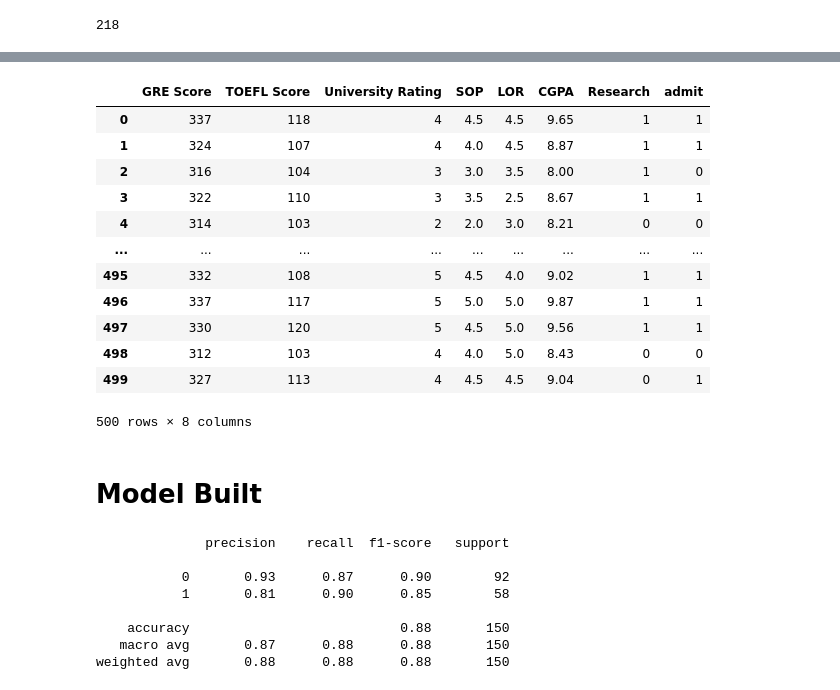
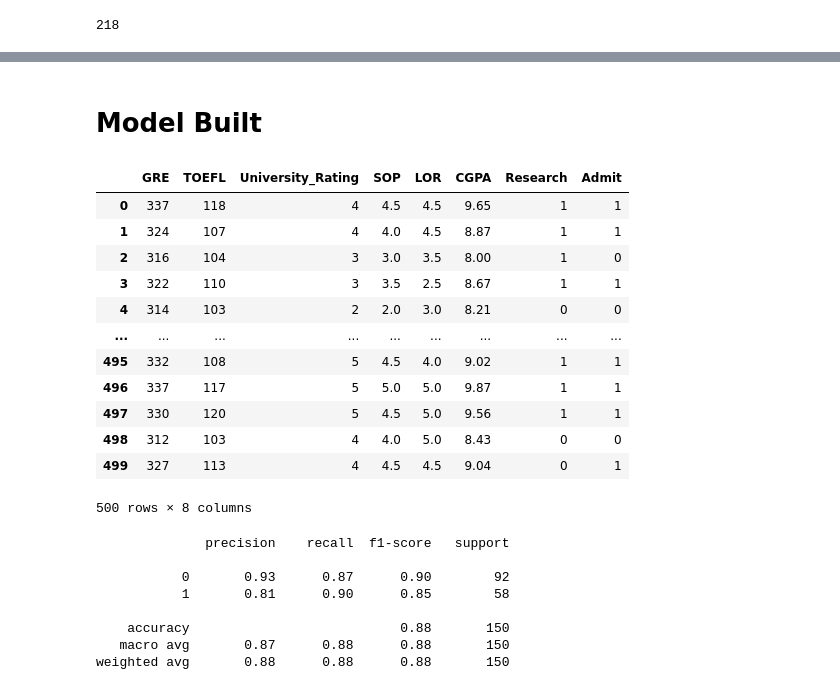
Before and after one commit to lunar-arun/Machine-Learning, a Jupyter notebook: 01. Supervised Learning/02. Classification/01. Logistic Regression/Example-1.ipynb, the cells around one changed output, grey strips where cells are left out. Saved outputs shown, nothing was run; the diff lists cells and outputs as text; code cells hidden in the pictures.

```diff
--- a/01. Supervised Learning/02. Classification/01. Logistic Regression/Example-1.ipynb
+++ b/01. Supervised Learning/02. Classification/01. Logistic Regression/Example-1.ipynb
@@ -119,19 +102,3 @@ dfcy.drop('Chance of Admit ', axis = 1, inplace = True)
-# %%
-dfcy
-# %% [output]
-|  | GRE Score | TOEFL Score | University Rating | SOP | LOR | CGPA | Research | admit |
-| 0 | 337 | 118 | 4 | 4.5 | 4.5 | 9.65 | 1 | 1 |
-| 1 | 324 | 107 | 4 | 4.0 | 4.5 | 8.87 | 1 | 1 |
-| 2 | 316 | 104 | 3 | 3.0 | 3.5 | 8.00 | 1 | 0 |
-| 3 | 322 | 110 | 3 | 3.5 | 2.5 | 8.67 | 1 | 1 |
-| 4 | 314 | 103 | 2 | 2.0 | 3.0 | 8.21 | 0 | 0 |
-| ... | ... | ... | ... | ... | ... | ... | ... | ... |
-| 495 | 332 | 108 | 5 | 4.5 | 4.0 | 9.02 | 1 | 1 |
-| 496 | 337 | 117 | 5 | 5.0 | 5.0 | 9.87 | 1 | 1 |
-| 497 | 330 | 120 | 5 | 4.5 | 5.0 | 9.56 | 1 | 1 |
-| 498 | 312 | 103 | 4 | 4.0 | 5.0 | 8.43 | 0 | 0 |
-| 499 | 327 | 113 | 4 | 4.5 | 4.5 | 9.04 | 0 | 1 |
-500 rows × 8 columns
 # %% [markdown]
 # Model Built
 # %%
@@ -140,4 +107,20 @@ from sklearn.linear_model import LogisticRegression
 import statsmodels.api as sm
 
 from sklearn.metrics import confusion_matrix, accuracy_score, classification_report
+# %%
+X
+# %% [output]
+|  | GRE | TOEFL | University_Rating | SOP | LOR | CGPA | Research | Admit |
+| 0 | 337 | 118 | 4 | 4.5 | 4.5 | 9.65 | 1 | 1 |
+| 1 | 324 | 107 | 4 | 4.0 | 4.5 | 8.87 | 1 | 1 |
+| 2 | 316 | 104 | 3 | 3.0 | 3.5 | 8.00 | 1 | 0 |
+| 3 | 322 | 110 | 3 | 3.5 | 2.5 | 8.67 | 1 | 1 |
+| 4 | 314 | 103 | 2 | 2.0 | 3.0 | 8.21 | 0 | 0 |
+| ... | ... | ... | ... | ... | ... | ... | ... | ... |
+| 495 | 332 | 108 | 5 | 4.5 | 4.0 | 9.02 | 1 | 1 |
+| 496 | 337 | 117 | 5 | 5.0 | 5.0 | 9.87 | 1 | 1 |
+| 497 | 330 | 120 | 5 | 4.5 | 5.0 | 9.56 | 1 | 1 |
+| 498 | 312 | 103 | 4 | 4.0 | 5.0 | 8.43 | 0 | 0 |
+| 499 | 327 | 113 | 4 | 4.5 | 4.5 | 9.04 | 0 | 1 |
+500 rows × 8 columns
 # %%
```
Also changed, not shown: parts of 18 cells of this notebook, 7 other files.
